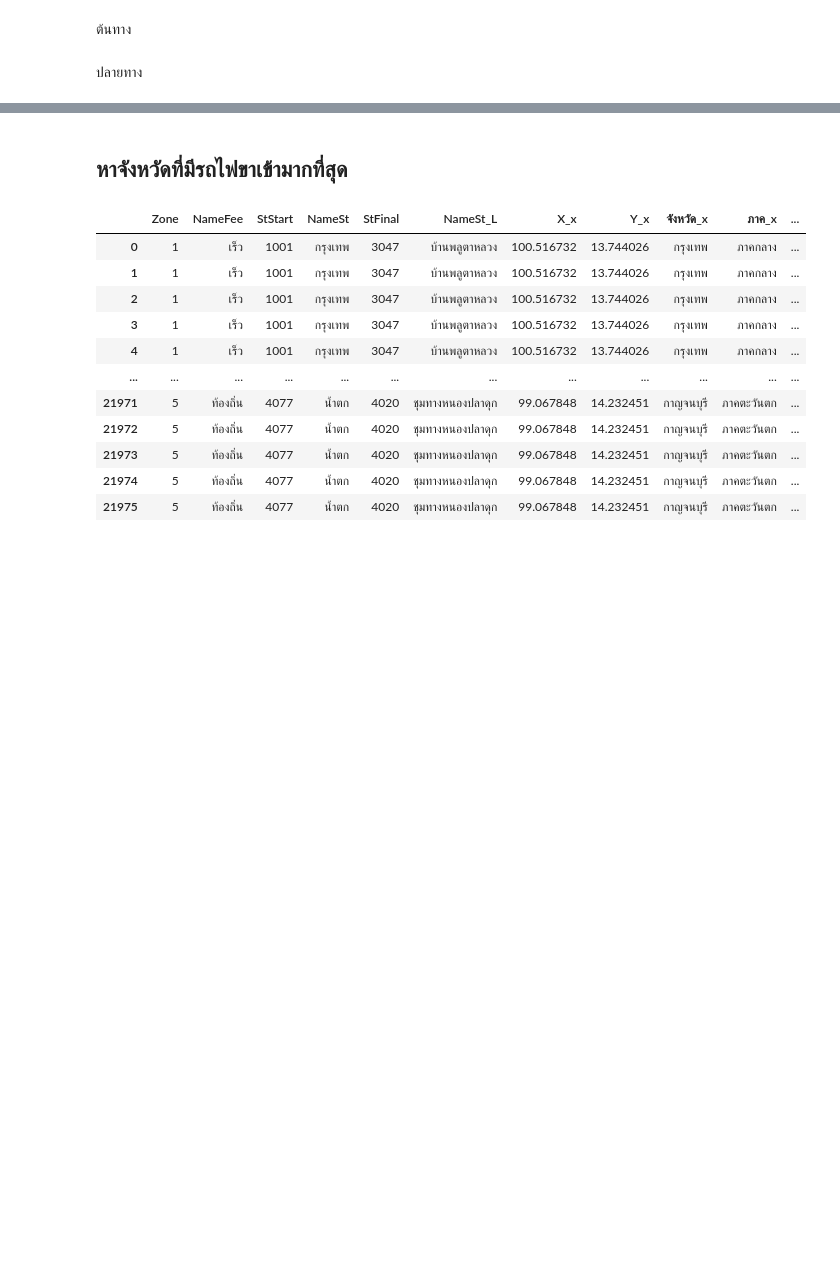
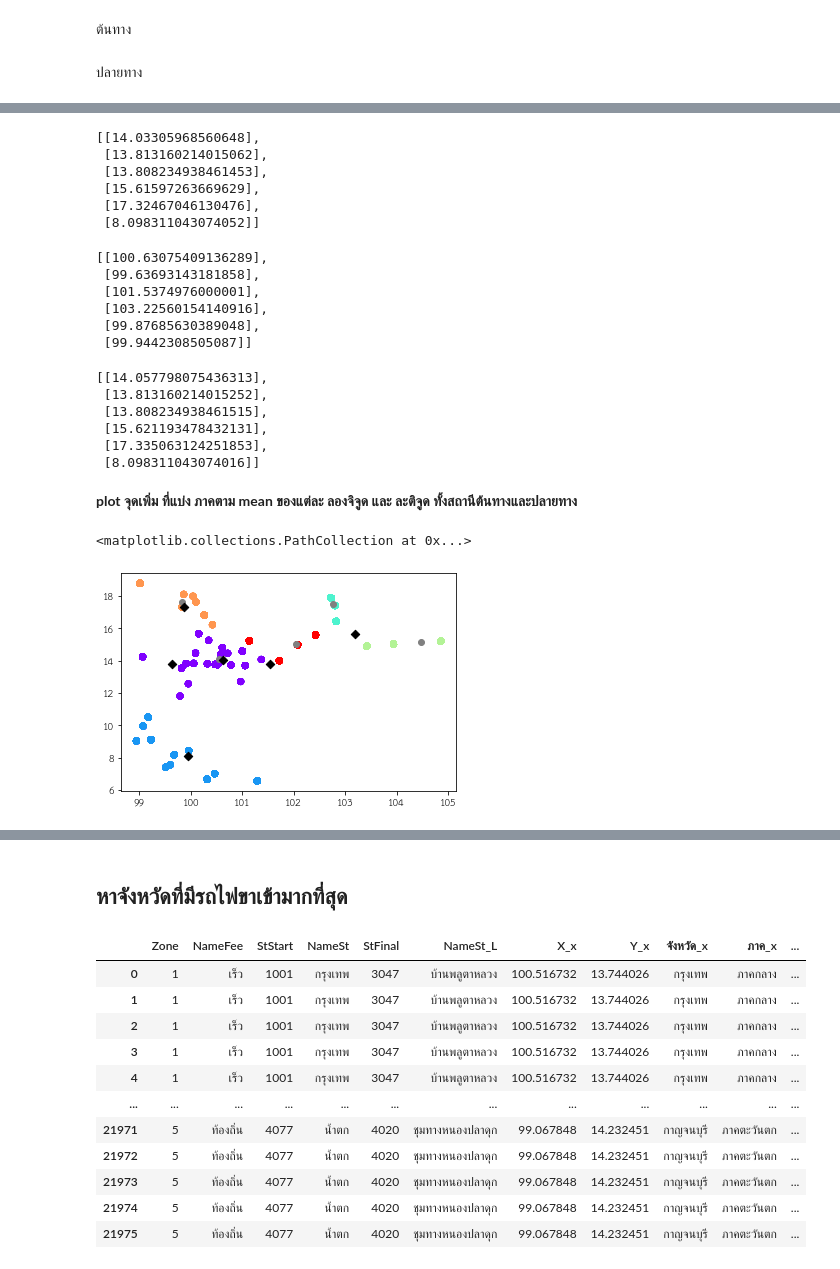
Before and after one commit to ThanikPimpiban/DWDM21, a Jupyter notebook: Project_final.ipynb, the cells around one changed output, grey strips where cells are left out. Cells and saved outputs as stored; diff of their text form; code cells hidden in the pictures; blank space fills up the shorter version.

```diff
--- a/Project_final.ipynb
+++ b/Project_final.ipynb
@@ -1251,0 +1241,9 @@ identified_clusters2
+# %%
+matX_y #ดูค่า mean
+# %% [output]
+[[14.03305968560648],
+ [13.813160214015062],
+ [13.808234938461453],
+ [15.61597263669629],
+ [17.32467046130476],
+ [8.098311043074052]]
@@ -1252,3 +1254,34 @@ identified_clusters2
+# %%
+matY_x #ดูค่า mean
+# %% [output]
+[[100.63075409136289],
+ [99.63693143181858],
+ [101.5374976000001],
+ [103.22560154140916],
+ [99.87685630389048],
+ [99.9442308505087]]
+# %%
+matY_y #ดูค่า mean
+# %% [output]
+[[14.057798075436313],
+ [13.813160214015252],
+ [13.808234938461515],
+ [15.621193478432131],
+ [17.335063124251853],
+ [8.098311043074016]]
+# %% [markdown]
+**plot จุดเพิ่ม ที่แบ่ง ภาคตาม mean ของแต่ละ ลองจิจูด และ ละติจูด ทั้งสถานีต้นทางและปลายทาง**
+# %%
+###ทำการเพิ่ม column ชื่อ Cluster ที่ได้ระบุกลุ่มแล้ว ลงในตาราง table_mix
+data_with_clusters = table_mix.copy()
+data_with_clusters['Clusters'] = identified_clusters2
+
+plt.scatter(data_with_clusters['X_y'],data_with_clusters['Y_y'],c=data_with_clusters['Clusters'],cmap='rainbow' ,alpha=0.5)
+plt.scatter(model.cluster_centers_[:,0] ,model.cluster_centers_[:,1] ,c='Gray',alpha=1)
+plt.scatter(matX_x,matX_y,c='black',alpha=1 ,marker='D') ## plot จุดเพิ่ม ของสถานีต้นทาง
+# %% [output]
+<matplotlib.collections.PathCollection at 0x...>
+[figure, added]
 # %%
 ###ทำการเพิ่ม column ชื่อ Cluster ที่ได้ระบุกลุ่มแล้ว ลงในตาราง table_mix
 data_with_clusters = table_mix.copy()
```
Also changed, not shown: parts of 26 cells of this notebook.
